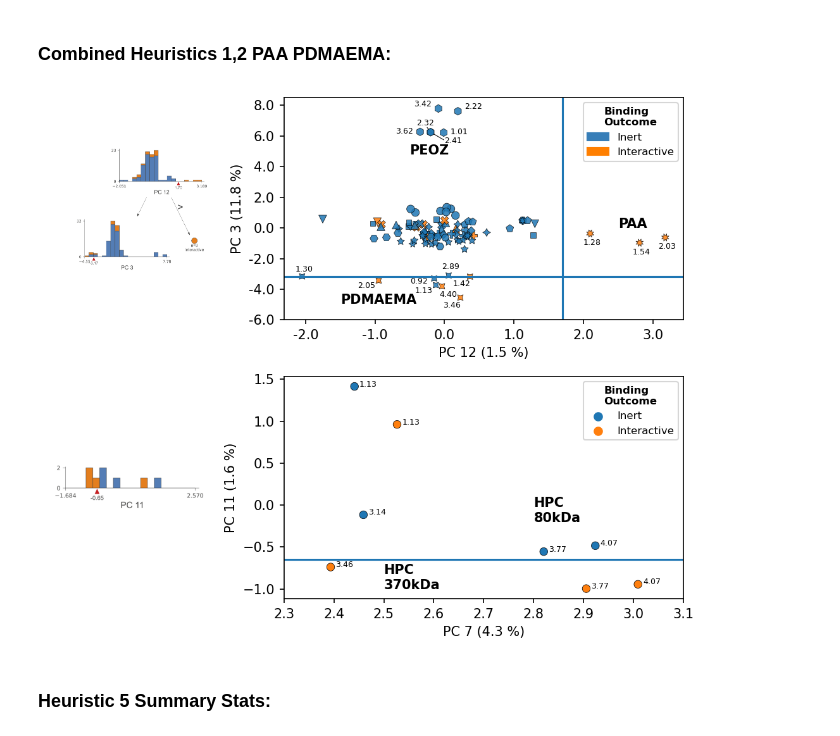
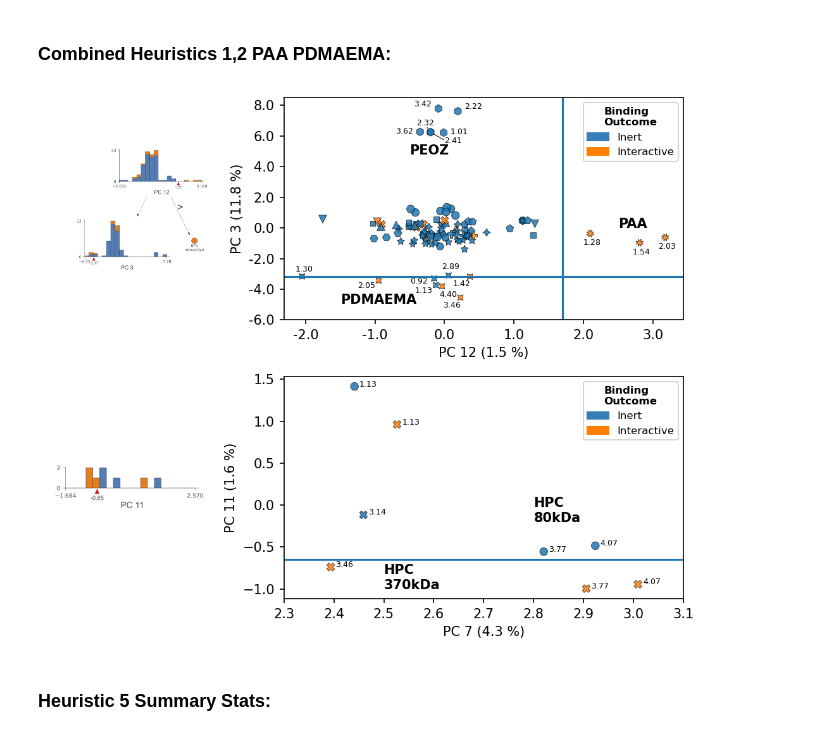
Before and after one commit to Frank-Gu-Lab/infrno, a Jupyter notebook: notebooks/final_model_paper_CDE_rs148.ipynb, the cells around one changed output. Saved outputs shown, nothing was run; the diff lists cells and outputs as text; code cells hidden in the pictures.

Commit message:
update markers, legend, and alpha for fig 4d

```diff
--- a/notebooks/final_model_paper_CDE_rs148.ipynb
+++ b/notebooks/final_model_paper_CDE_rs148.ipynb
@@ -698,10 +698,10 @@ axd['C'].yaxis.set_visible(False)
 g = sns.scatterplot(data=full_dataset, x=12, y=3, hue='bind',
             edgecolor='k', linewidth=0.35, ax = axd['D'], style = 'polymer_id', alpha = 0.85)
 
+#create artist items to build legend manually
 inert_patches = mpatches.Patch(color=custom_colors[0], label = 'Inert')
 interactive_patches = mpatches.Patch(color = custom_colors[2], label = 'Interactive')
 
-#legend_labels, _ = axd['D'].get_legend_handles_labels()
 g.legend(handles = [inert_patches,interactive_patches],
           loc='upper right', title_fontproperties={'weight': 'bold', 'size':8},
          title='Binding\nOutcome', fontsize=8)
@@ -770,9 +770,11 @@ axd['D'].set_ylabel(f"PC 3 (11.8 %)")
 
 # add PC Plot
 h = sns.scatterplot(data=hpc_leaf, x=7, y=11, hue='bind',
-                    edgecolor='k', linewidth=0.35, ax=axd['H'])
-legend_labels, _ = axd['H'].get_legend_handles_labels()
-h.legend(legend_labels, ['Inert', 'Interactive'],
+                    edgecolor='k', linewidth=0.35, ax=axd['H'], style = 'polymer_id',alpha = 0.85)
+
+#legend_labels, _ = axd['H'].get_legend_handles_labels()
+
+h.legend(handles = [inert_patches,interactive_patches],
          loc='upper right', title_fontproperties={'weight': 'bold', 'size':8},
          title='Binding\nOutcome', fontsize=8)
 
@@ -795,34 +797,34 @@ for ix, proton in hpc_leaf.iterrows():
         elif proton['proton_id'].replace(" ", "") == 'HPC370k3.46':
             axd['H'].text(s=ppm, x=proton[7]+0.01, y=proton[11], fontsize = annot_size)
 
         elif proton['proton_id'].replace(" ", "") == 'HPC370k3.77':
             axd['H'].text(s=ppm, x=proton[7]+0.01, y=proton[11], fontsize = annot_size)
 
         elif proton['proton_id'].replace(" ", "") == 'HPC80k3.77':
             axd['H'].text(s=ppm, x=proton[7]+0.01, y=proton[11], fontsize = annot_size)
 
         elif proton['proton_id'].replace(" ", "") == 'HPC370k4.07':
             axd['H'].text(s=ppm, x=proton[7]+0.01, y=proton[11], fontsize = annot_size)
 
         elif proton['proton_id'].replace(" ", "") == 'HPC80k4.07':
             axd['H'].text(s=ppm, x=proton[7]+0.01, y=proton[11], fontsize = annot_size)
 
 axd['H'].text(s="HPC\n370kDa", x=2.5, y=-1, fontweight = 'bold')
 axd['H'].text(s="HPC\n80kDa", x=2.8, y=-0.2, fontweight='bold')
 
 # ax labels
 axd['H'].set_xlabel(f"PC 7 ({str(np.round(expvar_lookup[6],3)*100)} %)")
 axd['H'].set_ylabel(f"PC 11 ({str(np.round(expvar_lookup[10],3)*100)} %)")
 
 fig.patch.set_facecolor('white')
 plt.tight_layout()
 
 # save as png, svg
 plt.savefig("../figures/main/paa_pdmaema_hpc.png", dpi=1200)
 plt.savefig("../figures/main/paa_pdmaema_hpc.svg", dpi=1200)
 plt.show()
 # %% [output]
-[figure, old version]
+[figure, new version]
 # %% [markdown]
 ### Heuristic 5 Summary Stats:
 # %%
```
Also changed, not shown: parts of 1 cell of this notebook, 2 other files.
